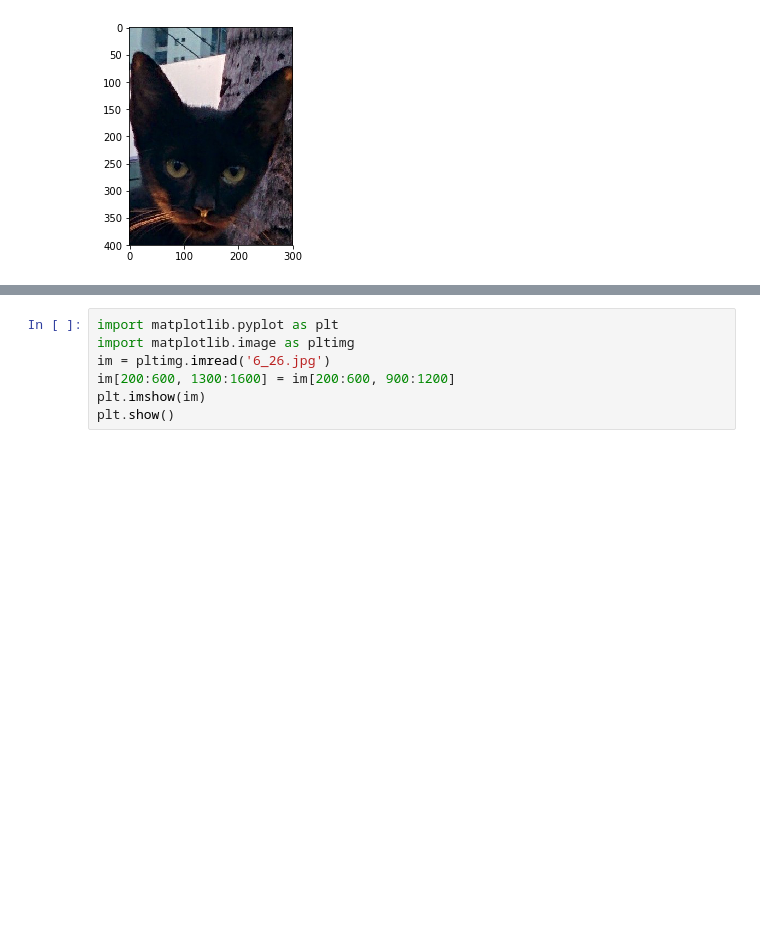
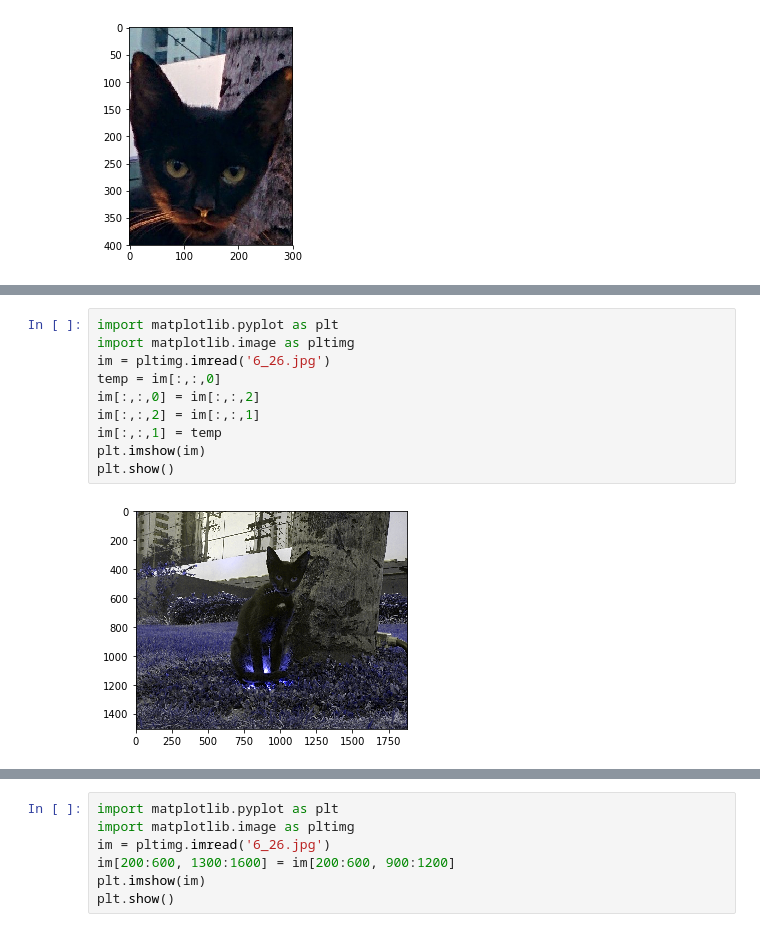
Before and after one commit to AssetBekbossynov/Computer-Vision, a Jupyter notebook: cv1.ipynb, the cells around one changed output, grey strips where cells are left out. Cells and saved outputs as stored; diff of their text form; blank space fills up the shorter version.

```diff
--- a/cv1.ipynb
+++ b/cv1.ipynb
@@ -44,0 +48,12 @@ plt.show()
+# %%
+import matplotlib.pyplot as plt
+import matplotlib.image as pltimg
+im = pltimg.imread('6_26.jpg')
+temp = im[:,:,0]
+im[:,:,0] = im[:,:,2]
+im[:,:,2] = im[:,:,1]
+im[:,:,1] = temp
+plt.imshow(im)
+plt.show()
+# %% [output]
+[figure, added]
```
Also changed, not shown: parts of 4 cells of this notebook, 1 other file.
